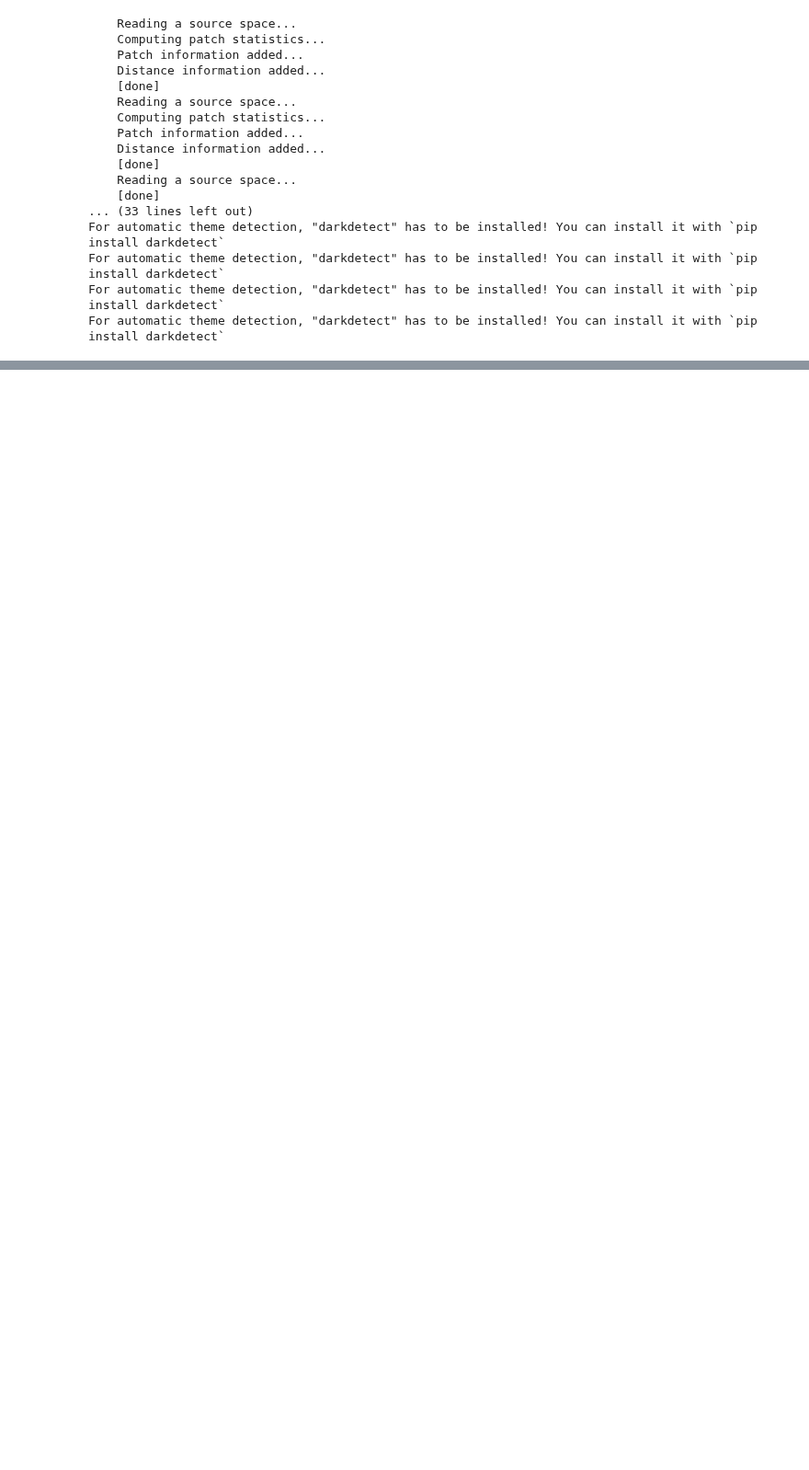
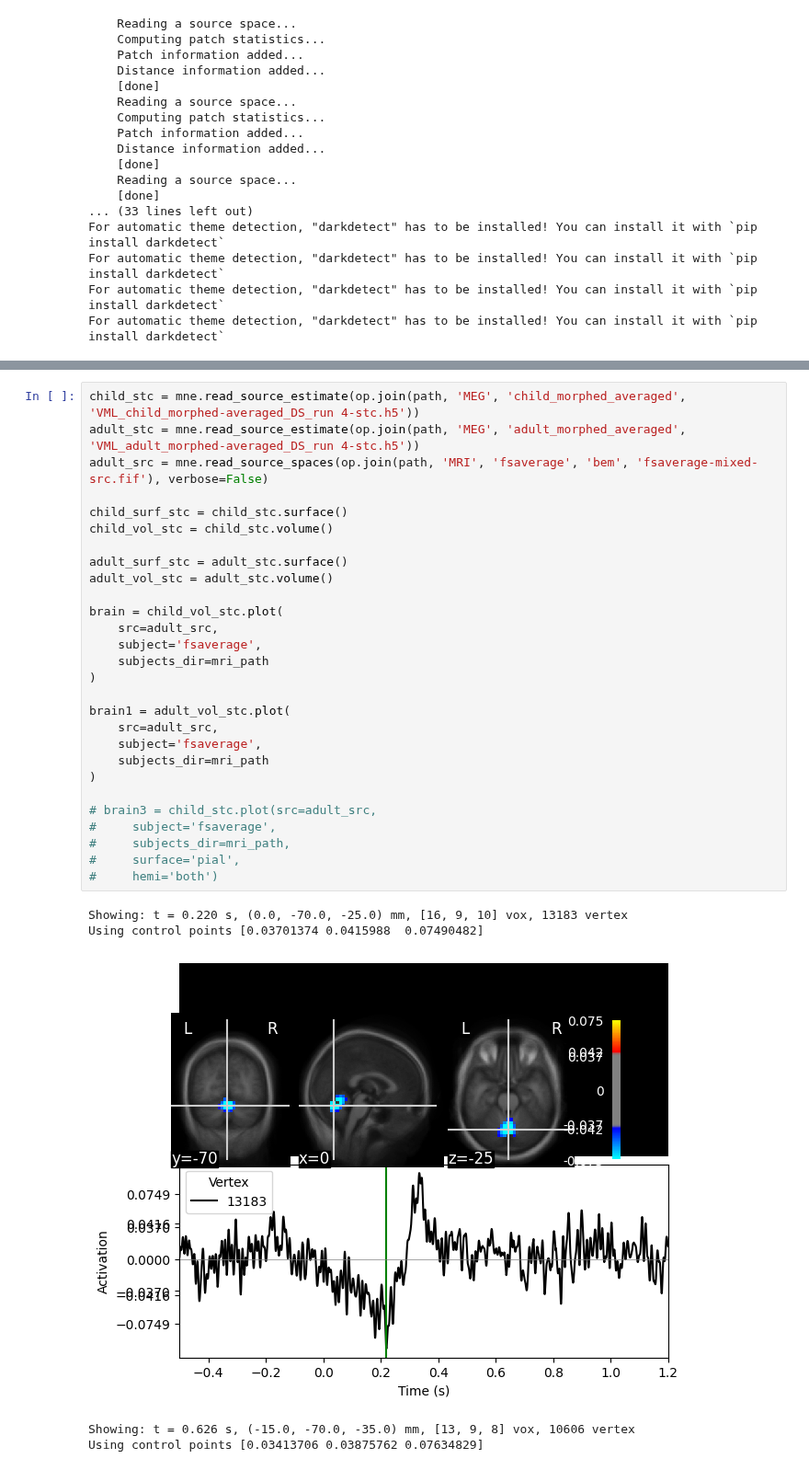
Before and after one commit to siddiskid/IMM-Lab, a Jupyter notebook: sidd_scripts/moprh_to_fsavg.ipynb, the cells around one changed output, grey strips where cells are left out. Shown at 92% size. Drawn from its saved outputs; the diff is of its cells as text; blank space fills up the shorter version.

```diff
--- a/sidd_scripts/moprh_to_fsavg.ipynb
+++ b/sidd_scripts/moprh_to_fsavg.ipynb
@@ -287,0 +388,34 @@ For automatic theme detection, "darkdetect" has to be installed! You can install
+# %%
+child_stc = mne.read_source_estimate(op.join(path, 'MEG', 'child_morphed_averaged', 'VML_child_morphed-averaged_DS_run 4-stc.h5'))
+adult_stc = mne.read_source_estimate(op.join(path, 'MEG', 'adult_morphed_averaged', 'VML_adult_morphed-averaged_DS_run 4-stc.h5'))
+adult_src = mne.read_source_spaces(op.join(path, 'MRI', 'fsaverage', 'bem', 'fsaverage-mixed-src.fif'), verbose=False)
+
+child_surf_stc = child_stc.surface()
+child_vol_stc = child_stc.volume()
+
+adult_surf_stc = adult_stc.surface()
+adult_vol_stc = adult_stc.volume()
+
+brain = child_vol_stc.plot(
+    src=adult_src,
+    subject='fsaverage',
+    subjects_dir=mri_path
+)
+
+brain1 = adult_vol_stc.plot(
+    src=adult_src,
+    subject='fsaverage',
+    subjects_dir=mri_path
+)
+
+# brain3 = child_stc.plot(src=adult_src,
+#     subject='fsaverage',
+#     subjects_dir=mri_path,
+#     surface='pial',
+#     hemi='both')
+# %% [output]
+Showing: t = 0.220 s, (0.0, -70.0, -25.0) mm, [16, 9, 10] vox, 13183 vertex
+Using control points [0.03701374 0.0415988  0.07490482]
+[figure, added]
+Showing: t = 0.626 s, (-15.0, -70.0, -35.0) mm, [13, 9, 8] vox, 10606 vertex
+Using control points [0.03413706 0.03875762 0.07634829]
```
Also changed, not shown: parts of 6 cells of this notebook.
